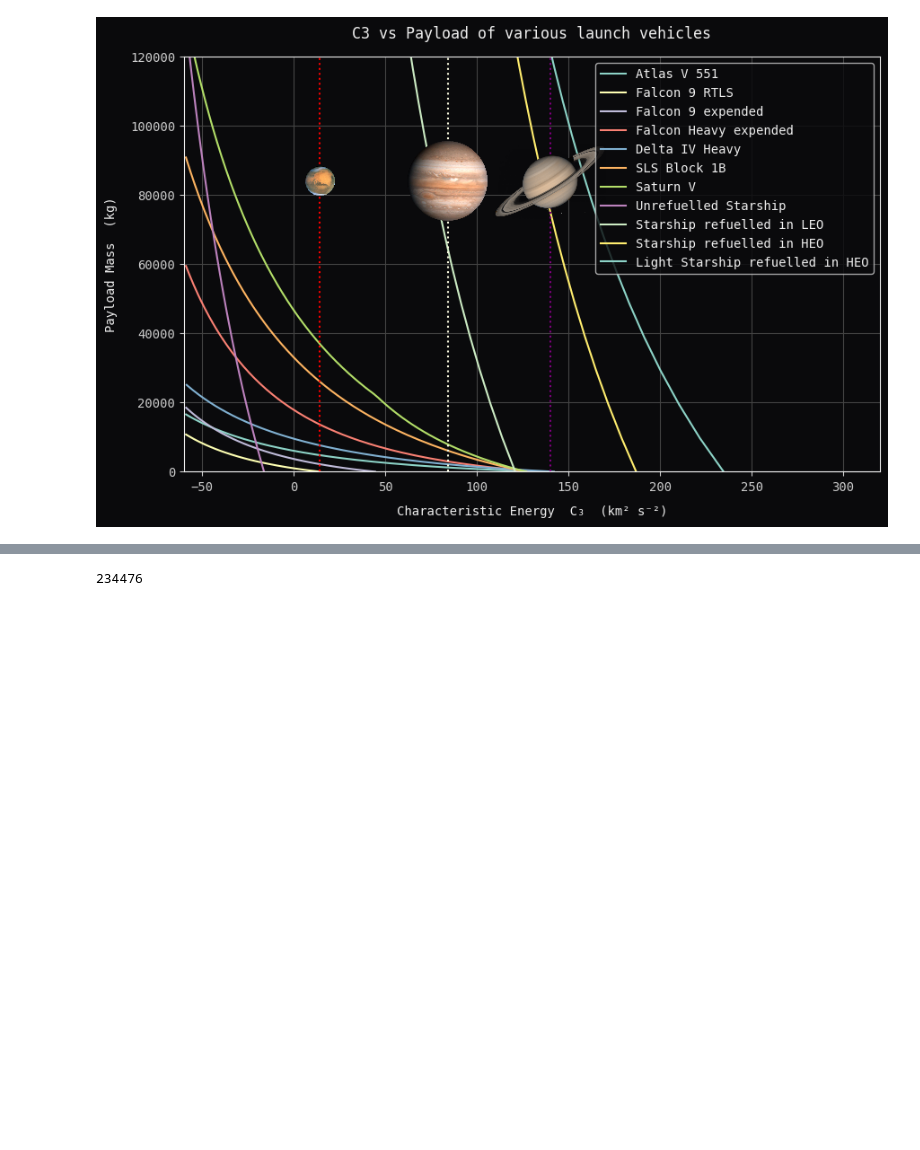
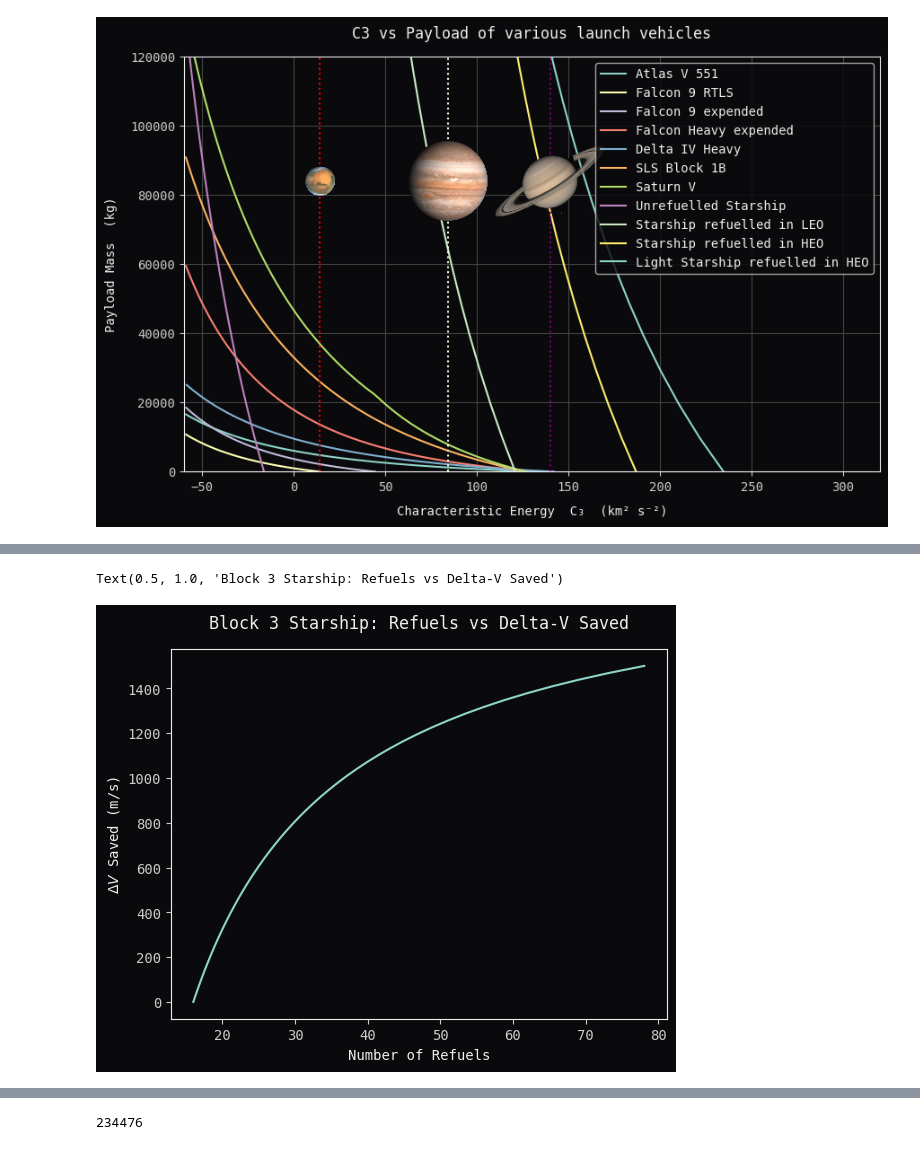
Before and after one commit to jackSN8/orbits.js, a Jupyter notebook: starship_science_graphs.ipynb, the cells around one changed output, grey strips where cells are left out. Drawn from its saved outputs; the diff is of its cells as text; code cells hidden in the pictures; blank space fills up the shorter version.

```diff
--- a/starship_science_graphs.ipynb
+++ b/starship_science_graphs.ipynb
@@ -289,0 +327,22 @@ plt.show()
+# %%
+#Starting with a baseline 200km parking orbit, plot graph of saved DV versus number of refuels,
+#So, with a block3 starship, dry mass ~140 tons, isp ~380s, propellant load ~1600 tons, LEO payload 100T
+#assuming each tanker goes to HEO without refuels
+
+
+prop_mass = 1600
+tanker_prop = 100
+dry_mass = 140
+isp=380
+DV_saved = np.linspace(0,1500,50)
+# p=DV_saved/(10*isp)
+Tanker_Final_Mass = (dry_mass+tanker_prop)*np.exp(-DV_saved/(9.81*isp))
+No_Refuels = prop_mass/(Tanker_Final_Mass - dry_mass)
+
+plt.plot(No_Refuels,DV_saved)
+plt.xlabel("Number of Refuels")
+plt.ylabel("$\Delta V$ Saved (m/s)")
+plt.title("Block 3 Starship: Refuels vs Delta-V Saved")
+# %% [output]
+Text(0.5, 1.0, 'Block 3 Starship: Refuels vs Delta-V Saved')
+[figure, added]
```
Also changed, not shown: parts of 4 cells of this notebook, 1 other file.
